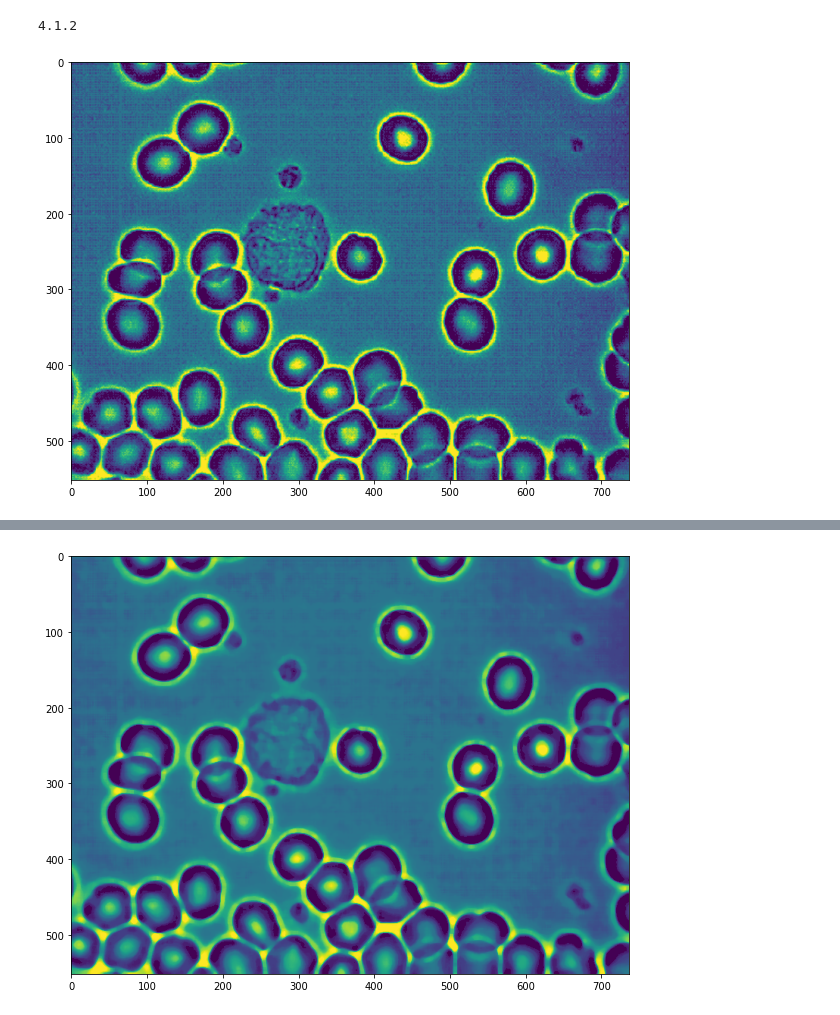
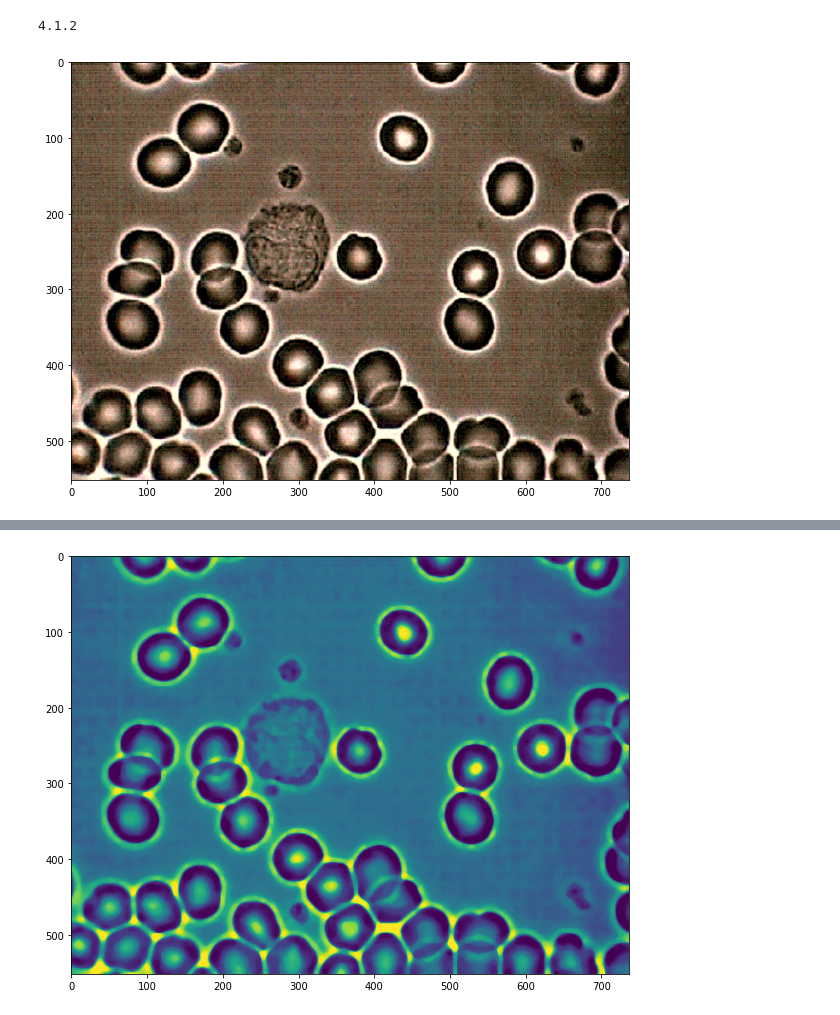
Before and after one commit to NatashaTihonova/ComputerVisionProject, a Jupyter notebook: blood_cells_task.ipynb, the cells around one changed output, grey strips where cells are left out. Cells and saved outputs as stored; diff of their text form; code cells hidden in the pictures.

```diff
--- a/blood_cells_task.ipynb
+++ b/blood_cells_task.ipynb
@@ -13,18 +13,16 @@ print(cv2.__version__)
 # %% [output]
 4.1.2
 # %%
-def showImage(imageForShowing):
+def showImage(imageForShowing, show_gray=False):
     plt.figure(figsize = (10, 10)) #height in inches
-    #cmap='gray',
-    plt.imshow(imageForShowing) # shows image
+    plt.imshow(imageForShowing, cmap=('gray' if show_gray else 'viridis')) # shows image
 # %%
 filename = "blood_cells_task.png"
 # %%
  name_img_blood = "/content/drive/MyDrive/task_images/" + filename #set image path
 # %%
 #load an image in grayscale mode, because we work with grayscale image
-img_blood = cv2.imread(name_img_blood, cv2.IMREAD_GRAYSCALE) # image to work with
-original = cv2.imread(name_img_blood, cv2.IMREAD_GRAYSCALE) # save to show later
-showImage(img_blood)
+original = cv2.imread(name_img_blood) # save to show later
+showImage(original)
 # %% [output]
-[figure, old version]
+[figure, new version]
```
Also changed, not shown: parts of 3 cells of this notebook.
